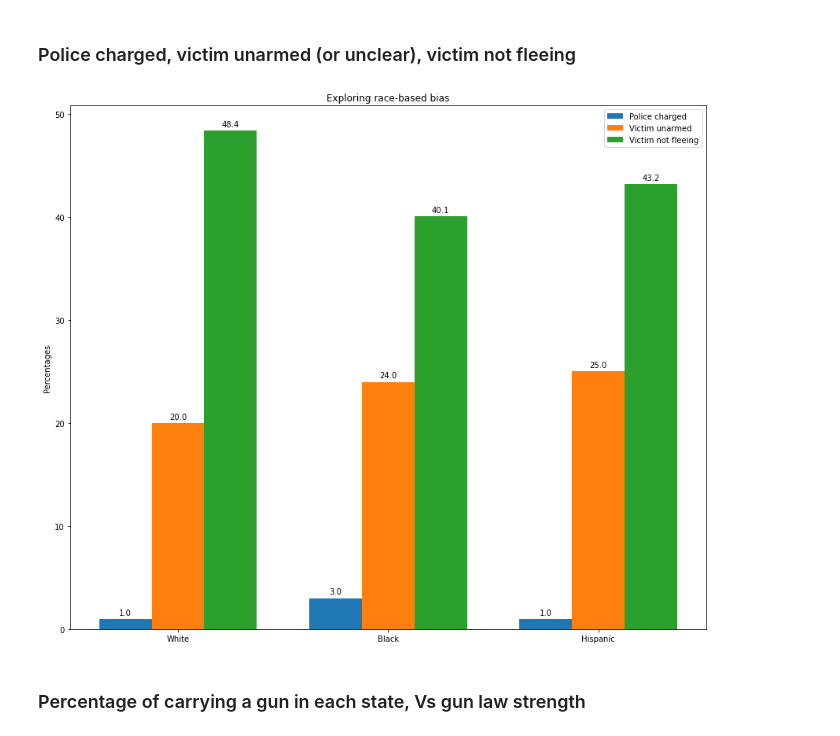
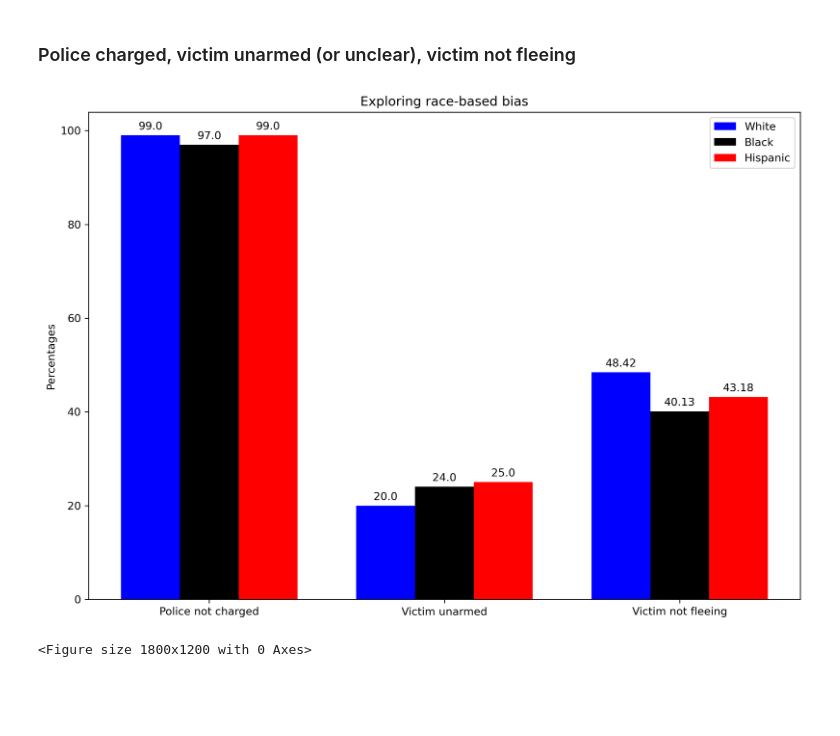
Before and after one commit to epfl-ada/ada-2020-project-milestone-p3-p3_badass, a Jupyter notebook: police_violence.ipynb, the cells around one changed output. Drawn from its saved outputs; the diff is of its cells as text; code cells hidden in the pictures; blank space fills up the shorter version.

```diff
--- a/police_violence.ipynb
+++ b/police_violence.ipynb
@@ -40,3 +48,0 @@ Percentage of police being charged in case of a hispanic victim: 1.00
-# %%
-df = PV_data.query('victim_race == "black"')
-df.groupby('victim_armed').count()
@@ -50,13 +49,14 @@ df.groupby('victim_armed').count()
 # %%
 unarmed_percts = [] #percentages of being killed while unarmed
+
 for race in races:
     df = PV_data.query('victim_race == @race')
-    total = len(df)
-    count = df.groupby('victim_armed').count()
-    unarmed = count.loc['Unarmed':'Unarmed', 'State'][0] #we use the column `State` to do the slicing because it has zero NaN values,
-    unclear = count.loc['Unclear':'Unclear', 'State'][0] #so we are sure the count is correct.
-
-    killing_percent = np.around((unarmed+unclear) / total * 100)
+    total_victims = len(df)
+    count_df = df.groupby('victim_armed').count()
+    count_unarmed = count_df.loc['Unarmed':'Unarmed', 'State'][0] #count_unarmed is the number of unarmed victims
+    count_unclear = count_df.loc['Unclear':'Unclear', 'State'][0] #count_unclear is the number of cases where it was unclear if the victim was armed
+                                                                  #we use the column `State` to do the slicing because it has zero NaN values.
+    killing_percent = np.around((count_unarmed+count_unclear) / total_victims * 100)
     unarmed_percts.append(killing_percent)
-    print("Percentage of being killed while unarmed in case of a %s victim: %4.2f"%(race, killing_percent))
+    print("Percentage of being killed while unarmed (or unclear) in case of a %s victim: %4.2f"%(race, killing_percent))
 # %% [output]
@@ -69,11 +69,12 @@ Percentage of being killed while unarmed in case of a hispanic victim: 25.00
 not_fleeing_percts = [] #percentages of being killed while not fleeing
 for race in races:
     df = PV_data.query('victim_race == @race')
-    total = len(df)
-    count = df.groupby('victim_fleeing').count()
-    not_fleeing = count.loc['not fleeing':'not fleeing', 'State'][0] #we use the column `State` to do the slicing because it has zero NaN values
+    total_victims = len(df)
+    count_df = df.groupby('victim_fleeing').count()
+    count_not_fleeing = count_df.loc['not fleeing':'not fleeing', 'State'][0] #count_not_fleeing is the count of victims who were not fleeing the police in the time of the murder
+                                                                              #we use the column `State` to do the slicing because it has zero NaN values.
 
-    killing_percent = np.around(not_fleeing / total * 100, decimals=1)
+    killing_percent = np.around(count_not_fleeing / total_victims * 100, decimals=2)
     not_fleeing_percts.append(killing_percent)
-    print("Percentage of being killed while not fleeing in case of a %s victim: %f"%(race, killing_percent))
+    print("Percentage of being killed while not fleeing in case of a %s victim: %4.2f"%(race, killing_percent))
 # %% [output]
@@ -142,46 +101,50 @@ min_key, max_key
 # Plots
 # %% [markdown]
 ### Police charged, victim unarmed (or unclear), victim not fleeing
+# %%
+white_info = [uncharged_percts[0], unarmed_percts[0], not_fleeing_percts[0]]
+black_info = [uncharged_percts[1], unarmed_percts[1], not_fleeing_percts[1]]
+hisp_info = [uncharged_percts[2], unarmed_percts[2], not_fleeing_percts[2]]
 # %%
-labels = ['White', 'Black', 'Hispanic']
+labels = ['Police not charged', 'Victim unarmed', 'Victim not fleeing']
 
 x = np.arange(len(labels))  # the label locations
 width = 0.25  # the width of the bars
 
 fig, ax = plt.subplots()
-fig.set_size_inches(12, 10)
+fig.set_size_inches(10, 7)
 
-cat1 = ax.bar(x - width, charged_percts, width, label='Police charged')
-cat2 = ax.bar(x, unarmed_percts, width, label='Victim unarmed')
-cat3 = ax.bar(x + width, not_fleeing_percts, width, label='Victim not fleeing')
+cat1 = ax.bar(x - width, white_info, width, label='White', color="blue")
+cat2 = ax.bar(x, black_info, width, label='Black', color="black")
+cat3 = ax.bar(x + width, hisp_info, width, label='Hispanic', color="red")
 
 # Add some text for labels, title and custom x-axis tick labels, etc.
 ax.set_ylabel('Percentages')
 ax.set_title('Exploring race-based bias')
 ax.set_xticks(x)
 ax.set_xticklabels(labels)
 ax.legend()
 
 
 def autolabel(rects):
     """Attach a text label above each bar in *rects*, displaying its height."""
     for rect in rects:
         height = rect.get_height()
         ax.annotate('{}'.format(height),
                     xy=(rect.get_x() + rect.get_width() / 2, height),
                     xytext=(0, 3),  # 3 points vertical offset
                     textcoords="offset points",
                     ha='center', va='bottom')
 
 
 autolabel(cat1)
 autolabel(cat2)
 autolabel(cat3)
 
 fig.tight_layout()
 
 plt.show()
+plt.savefig('./plots/barplot.png')
 # %% [output]
-[figure, old version]
+[figure, new version]
+<Figure size 1800x1200 with 0 Axes>
-# %% [markdown]
-### Percentage of carrying a gun in each state, Vs gun law strength
```
Also changed, not shown: parts of 65 cells of this notebook.
